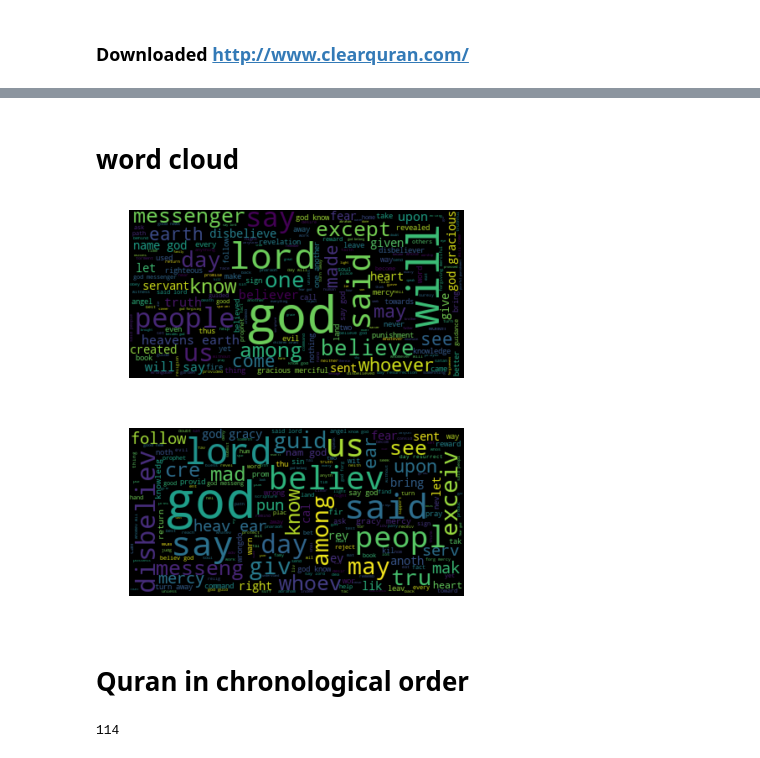
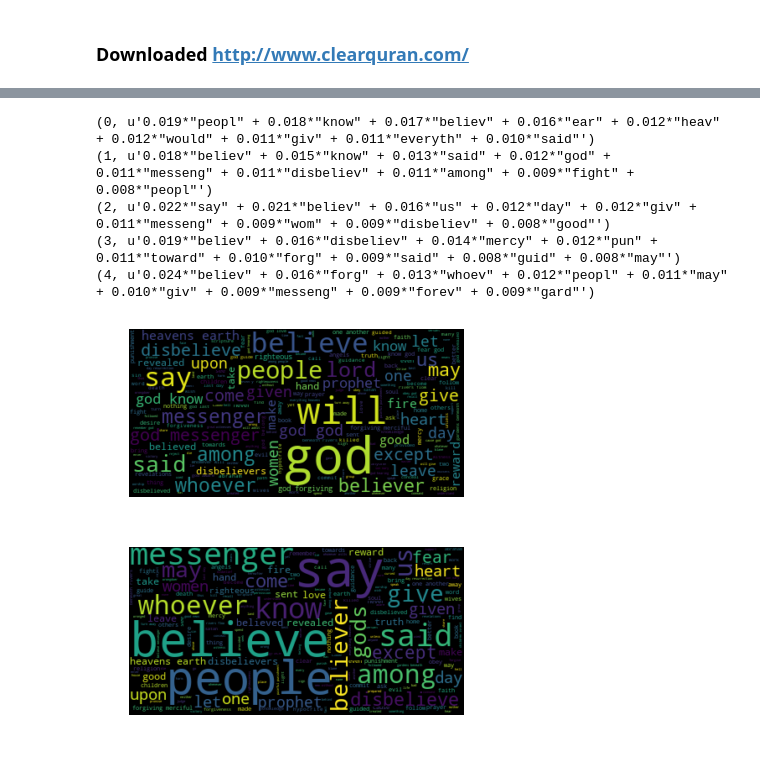
Before and after one commit to yuwei2341/nlp, a Jupyter notebook: topics/Quran.ipynb, the cells around one changed output, grey strips where cells are left out. Drawn from its saved outputs; the diff is of its cells as text; code cells hidden in the pictures.

Commit message:
cs229n ass1Q2 done; Quran with time

```diff
--- a/topics/Quran.ipynb
+++ b/topics/Quran.ipynb
@@ -21,8 +76,9 @@ True
 # %%
 data_folder = '../data/quran-verse-by-verse-text/'
 
-documents = [] # chapters->verses
+documents = [] # chapters->chapters
 for chapter in range(1, 115):
     files = sorted(glob.glob(data_folder + str(chapter).zfill(3) + '*'))
-    verses = [open(f, 'r').read() for f in files]
+    # Remove non ascii and change to lower case; not necessary with RegexpTokenizer(r'\w+')
+    verses = [open(f, 'r').read().decode('utf8').encode('ascii', errors='ignore').lower() for f in files]
     documents.append(verses)
@@ -48,0 +87,6 @@ for document in docs:
+# %%
+# chapters->verses, remove Basmala
+suras = sura_ind[-1]
+
+seg_docs = [documents[ii - 1] for ii in suras]
+docs = [jj for ii in seg_docs for jj in ii if jj != Basmala]
@@ -49,6 +95,17 @@ for document in docs:
 # %%
+additional_stops = ['god', 'lord']
+words_no_stop, processed = parse_docs(docs, additional_stops)
+
 # making dictionary and corpus
 dictionary = corpora.Dictionary(processed)
+corpus = [dictionary.doc2bow(text) for text in processed]
+
+# Save
 #dictionary.save('/tmp/dict.dict')
-corpus = [dictionary.doc2bow(text) for text in processed]
 #corpora.MmCorpus.serialize('/tmp/temp.mm', corpus)
+
+# LDA modeling
+lda = models.LdaModel(corpus, id2word=dictionary, num_topics=5, passes=10)
+corpus_lda = lda[corpus] # create a double wrapper over the original corpus: bow->tfidf->fold-in-lsi
+
+a = lda.print_topics(num_topics=-1, num_words=9)
@@ -59,2 +111,0 @@ corpus_lda = lda[corpus] # create a double wrapper over the original corpus: bow
-# %%
-a = lda.print_topics(num_topics=-1, num_words=7)
@@ -117,32 +128,0 @@ a
-# %% [markdown]
-# word cloud
-# %%
-from wordcloud import WordCloud
-import matplotlib.pyplot as plt
-%matplotlib inline
-
-# Read the whole text.
-text = ' '.join(docs)
-# Generate a word cloud image
-wordcloud = WordCloud().generate(text)
-# lower max_font_size
-wordcloud = WordCloud(max_font_size=60).generate(text)
-plt.figure()
-plt.imshow(wordcloud, interpolation="bilinear")
-plt.axis("off")
-plt.show()
-
-text = ' '.join([' '.join(ii) for ii in processed])
-# Generate a word cloud image
-wordcloud = WordCloud().generate(text)
-# lower max_font_size
-wordcloud = WordCloud(max_font_size=60).generate(text)
-plt.figure()
-plt.imshow(wordcloud, interpolation="bilinear")
-plt.axis("off")
-plt.show()
-# %% [output]
-[figure, removed]
-[figure, removed]
-# %% [markdown]
-# Quran in chronological order
@@ -160,4 +129,13 @@ sura_mecca_third = [32, 41, 45, 16, 30, 11, 14, 12, 40, 28,
-# %%
-len([i for i in sura_medina + sura_mecca_first + sura_mecca_second + sura_mecca_third])
-# %% [output]
-114
+# %%
+for ii in a:
+    print ii
+word_cloud(docs)
+word_cloud([' '.join(ii) for ii in words_no_stop])
+# %% [output]
+(0, u'0.019*"peopl" + 0.018*"know" + 0.017*"believ" + 0.016*"ear" + 0.012*"heav" + 0.012*"would" + 0.011*"giv" + 0.011*"everyth" + 0.010*"said"')
+(1, u'0.018*"believ" + 0.015*"know" + 0.013*"said" + 0.012*"god" + 0.011*"messeng" + 0.011*"disbeliev" + 0.011*"among" + 0.009*"fight" + 0.008*"peopl"')
+(2, u'0.022*"say" + 0.021*"believ" + 0.016*"us" + 0.012*"day" + 0.012*"giv" + 0.011*"messeng" + 0.009*"wom" + 0.009*"disbeliev" + 0.008*"good"')
+(3, u'0.019*"believ" + 0.016*"disbeliev" + 0.014*"mercy" + 0.012*"pun" + 0.011*"toward" + 0.010*"forg" + 0.009*"said" + 0.008*"guid" + 0.008*"may"')
+(4, u'0.024*"believ" + 0.016*"forg" + 0.013*"whoev" + 0.012*"peopl" + 0.011*"may" + 0.010*"giv" + 0.009*"messeng" + 0.009*"forev" + 0.009*"gard"')
+[figure, added]
+[figure, added]
```
Also changed, not shown: parts of 19 cells of this notebook, 26 other files.
